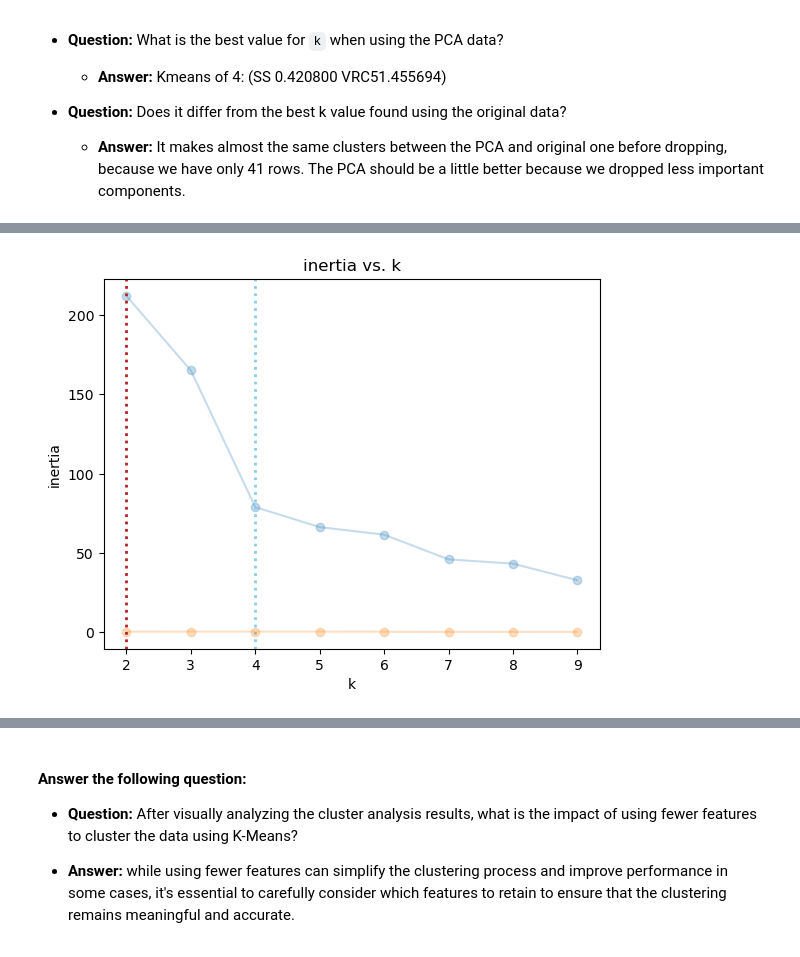
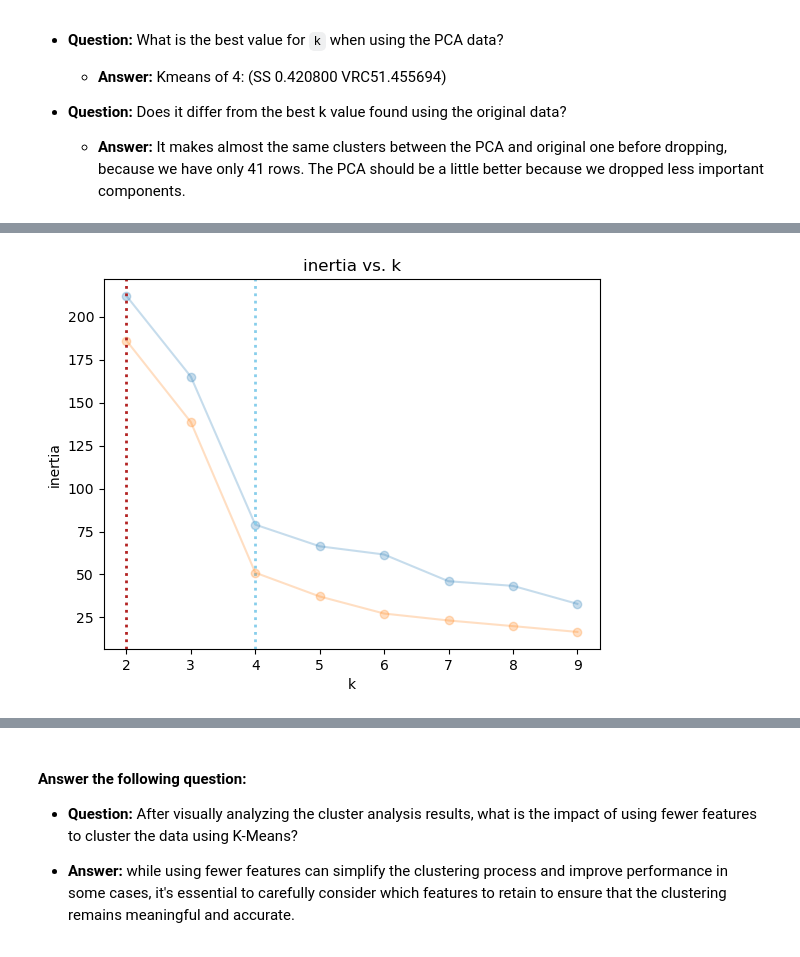
Before and after one commit to NguyenThiKimKhue/CryptoClustering, a Jupyter notebook: Crypto_Clustering_KimNguyen.ipynb, the cells around one changed output, grey strips where cells are left out. Saved outputs shown, nothing was run; the diff lists cells and outputs as text; code cells hidden in the pictures.

```diff
--- a/Crypto_Clustering_KimNguyen.ipynb
+++ b/Crypto_Clustering_KimNguyen.ipynb
@@ -693,17 +706,18 @@ plt.show()
 # %%
+# Optional:
 # figure
 plt.plot(df_inertia["k"], df_inertia["inertia"], marker="o", alpha=.25)
 plt.axvline(x=4, color="Skyblue", linestyle=":", linewidth=2)
 
-plt.plot(df_cpa_metrics["k"], df_cpa_metrics["s_score"], marker="o", alpha=.25)
+plt.plot(df_cpa_metrics["k"], df_cpa_metrics["inertia"], marker="o", alpha=.25)
 plt.axvline(x=2, color="Firebrick", linestyle=":", linewidth=2)
 
 # formatting
 plt.title("inertia vs. k")
 plt.xlabel("k")
 plt.ylabel("inertia")
 
 # show
 plt.show()
 # %% [output]
-[figure, old version]
+[figure, new version]
```
Also changed, not shown: parts of 31 cells of this notebook.
